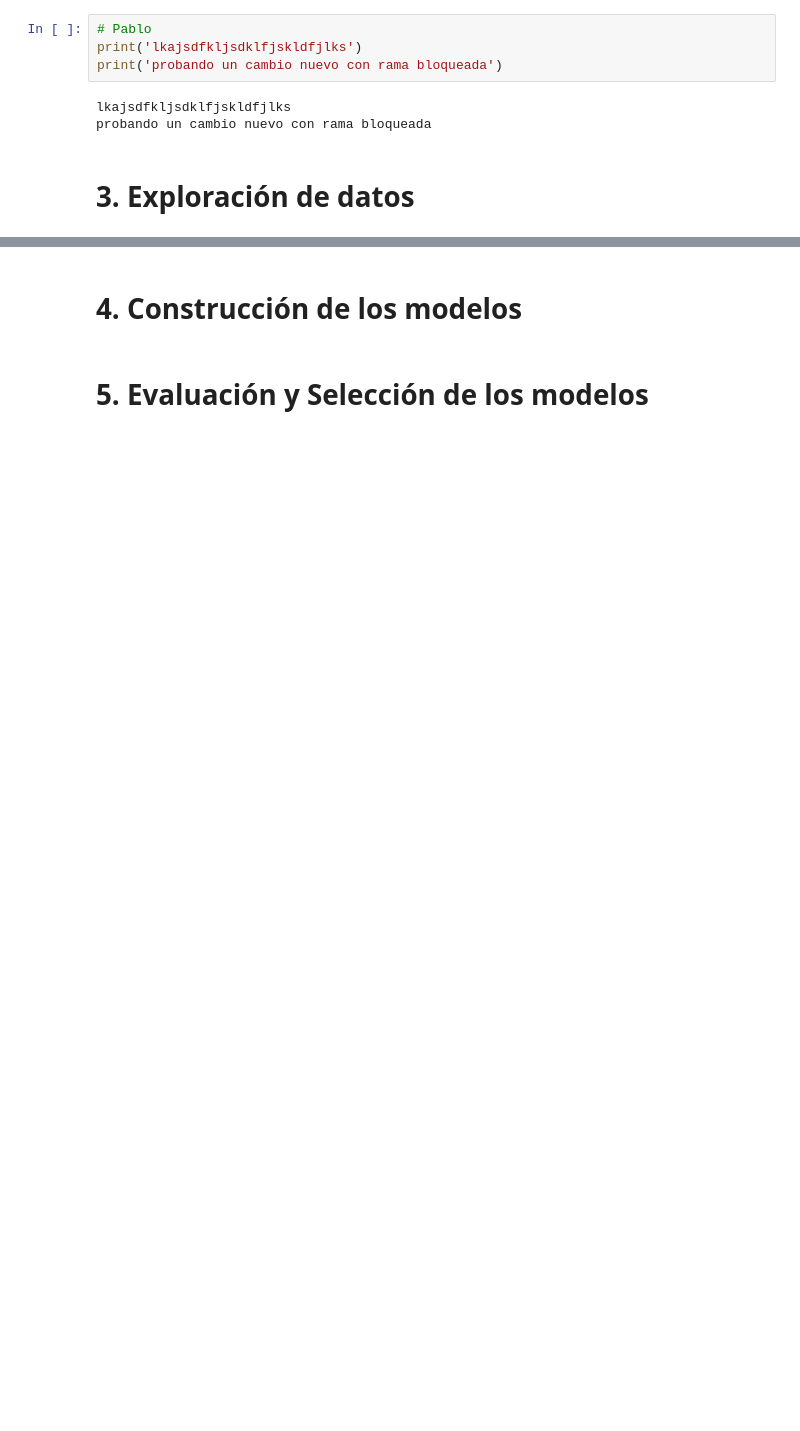
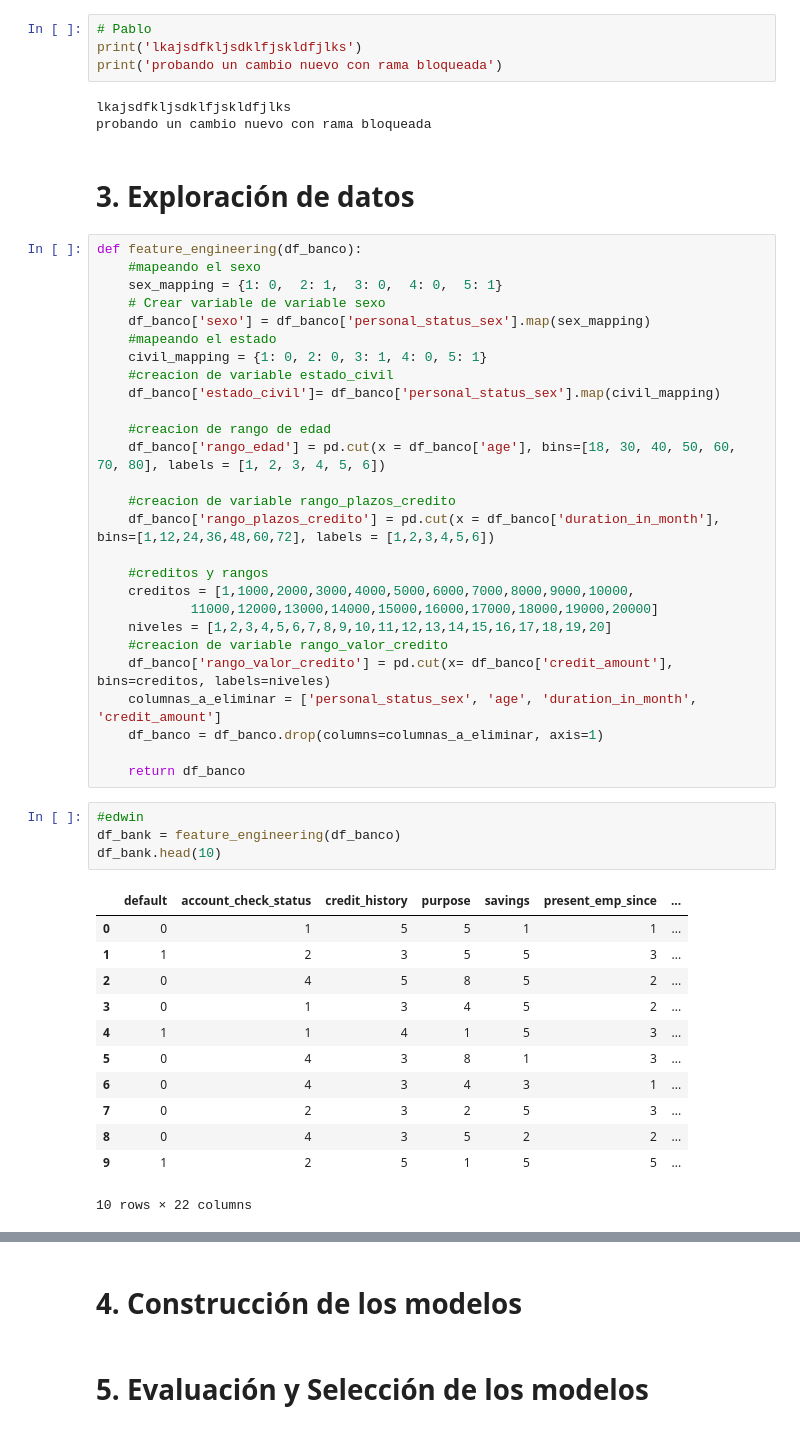
Before and after one commit to pabloing93/credit-scoring-prediction, a Jupyter notebook: credit-scoring.ipynb, the cells around one changed output, grey strips where cells are left out. Cells and saved outputs as stored; diff of their text form; blank space fills up the shorter version.

```diff
--- a/credit-scoring.ipynb
+++ b/credit-scoring.ipynb
@@ -42,3 +273,47 @@ lkajsdfkljsdklfjskldfjlks
 probando un cambio nuevo con rama bloqueada
 # %% [markdown]
 # 3. Exploración de datos
+# %%
+def feature_engineering(df_banco):
+    #mapeando el sexo
+    sex_mapping = {1: 0,  2: 1,  3: 0,  4: 0,  5: 1}
+    # Crear variable de variable sexo
+    df_banco['sexo'] = df_banco['personal_status_sex'].map(sex_mapping)
+    #mapeando el estado
+    civil_mapping = {1: 0, 2: 0, 3: 1, 4: 0, 5: 1}
+    #creacion de variable estado_civil
+    df_banco['estado_civil']= df_banco['personal_status_sex'].map(civil_mapping)
+
+    #creacion de rango de edad
+    df_banco['rango_edad'] = pd.cut(x = df_banco['age'], bins=[18, 30, 40, 50, 60, 70, 80], labels = [1, 2, 3, 4, 5, 6])
+
+    #creacion de variable rango_plazos_credito
+    df_banco['rango_plazos_credito'] = pd.cut(x = df_banco['duration_in_month'], bins=[1,12,24,36,48,60,72], labels = [1,2,3,4,5,6])
+
+    #creditos y rangos
+    creditos = [1,1000,2000,3000,4000,5000,6000,7000,8000,9000,10000,
+            11000,12000,13000,14000,15000,16000,17000,18000,19000,20000]
+    niveles = [1,2,3,4,5,6,7,8,9,10,11,12,13,14,15,16,17,18,19,20]
+    #creacion de variable rango_valor_credito
+    df_banco['rango_valor_credito'] = pd.cut(x= df_banco['credit_amount'], bins=creditos, labels=niveles)
+    columnas_a_eliminar = ['personal_status_sex', 'age', 'duration_in_month', 'credit_amount']
+    df_banco = df_banco.drop(columns=columnas_a_eliminar, axis=1)
+
+    return df_banco
+# %%
+#edwin
+df_bank = feature_engineering(df_banco)
+df_bank.head(10)
+# %% [output]
+|  | default | account_check_status | credit_history | purpose | savings | present_emp_since | ... |
+| 0 | 0 | 1 | 5 | 5 | 1 | 1 | ... |
+| 1 | 1 | 2 | 3 | 5 | 5 | 3 | ... |
+| 2 | 0 | 4 | 5 | 8 | 5 | 2 | ... |
+| 3 | 0 | 1 | 3 | 4 | 5 | 2 | ... |
+| 4 | 1 | 1 | 4 | 1 | 5 | 3 | ... |
+| 5 | 0 | 4 | 3 | 8 | 1 | 3 | ... |
+| 6 | 0 | 4 | 3 | 4 | 3 | 1 | ... |
+| 7 | 0 | 2 | 3 | 2 | 5 | 3 | ... |
+| 8 | 0 | 4 | 3 | 5 | 2 | 2 | ... |
+| 9 | 1 | 2 | 5 | 1 | 5 | 5 | ... |
+10 rows × 22 columns
```
Also changed, not shown: parts of 14 cells of this notebook.
